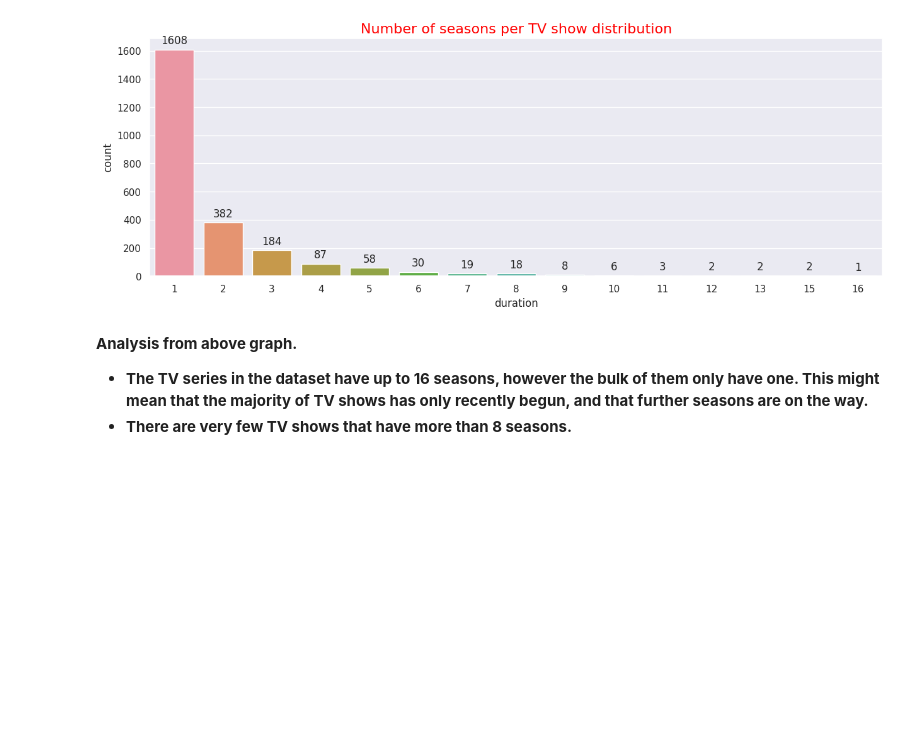
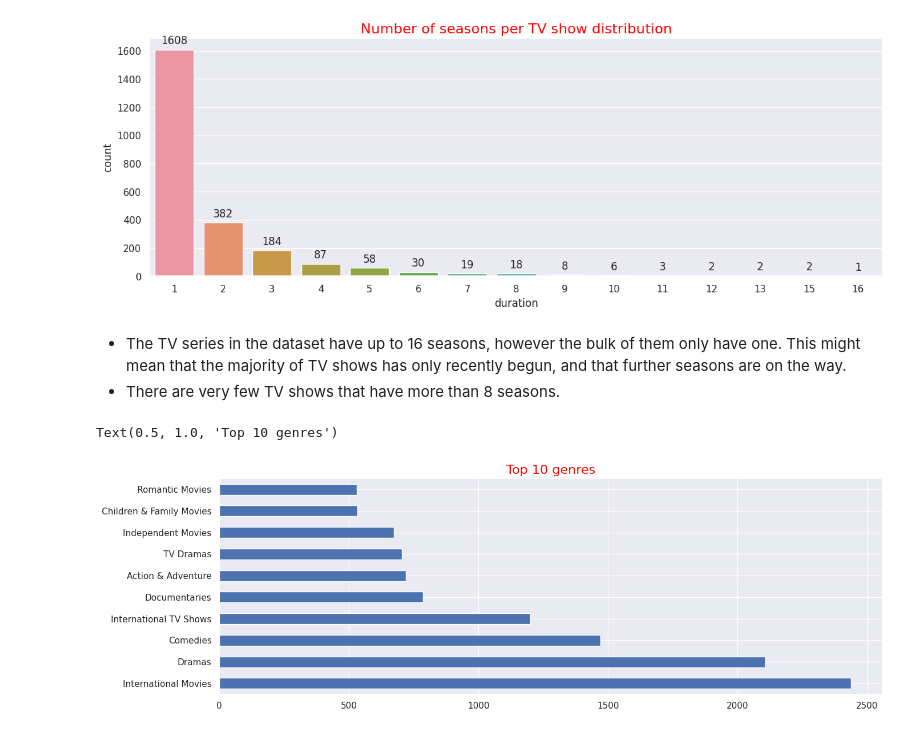
Before and after one commit to rajkumarpec/Unsupervised-Machine-Learning, a Jupyter notebook: Netflix_movie_show.ipynb, the cells around one changed output. Cells and saved outputs as stored; diff of their text form; code cells hidden in the pictures; blank space fills up the shorter version.

```diff
--- a/Netflix_movie_show.ipynb
+++ b/Netflix_movie_show.ipynb
@@ -444,6 +440,17 @@ for i in p.patches:
 # %% [output]
 [figure]
 # %% [markdown]
-**Analysis from above graph.**
-* **The TV series in the dataset have up to 16 seasons, however the bulk of them only have one. This might mean that the majority of TV shows has only recently begun, and that further seasons are on the way.**
-* **There are very few TV shows that have more than 8 seasons.**
+
+* The TV series in the dataset have up to 16 seasons, however the bulk of them only have one. This might mean that the majority of TV shows has only recently begun, and that further seasons are on the way.
+* There are very few TV shows that have more than 8 seasons.
+# %%
+# seperating genre from listed_in columns for analysis purpose
+genres = df['listed_in'].str.split(', ', expand=True).stack().reset_index(level=1, drop=True)
+
+# top 10 genre in listed movie/show
+plt.figure(figsize=(15,5),dpi=100)
+genres = genres.value_counts()[:10].plot(kind='barh')
+plt.title('Top 10 genres',fontsize=16,color='red')
+# %% [output]
+Text(0.5, 1.0, 'Top 10 genres')
+[figure, added]
```
Also changed, not shown: parts of 8 cells of this notebook.
